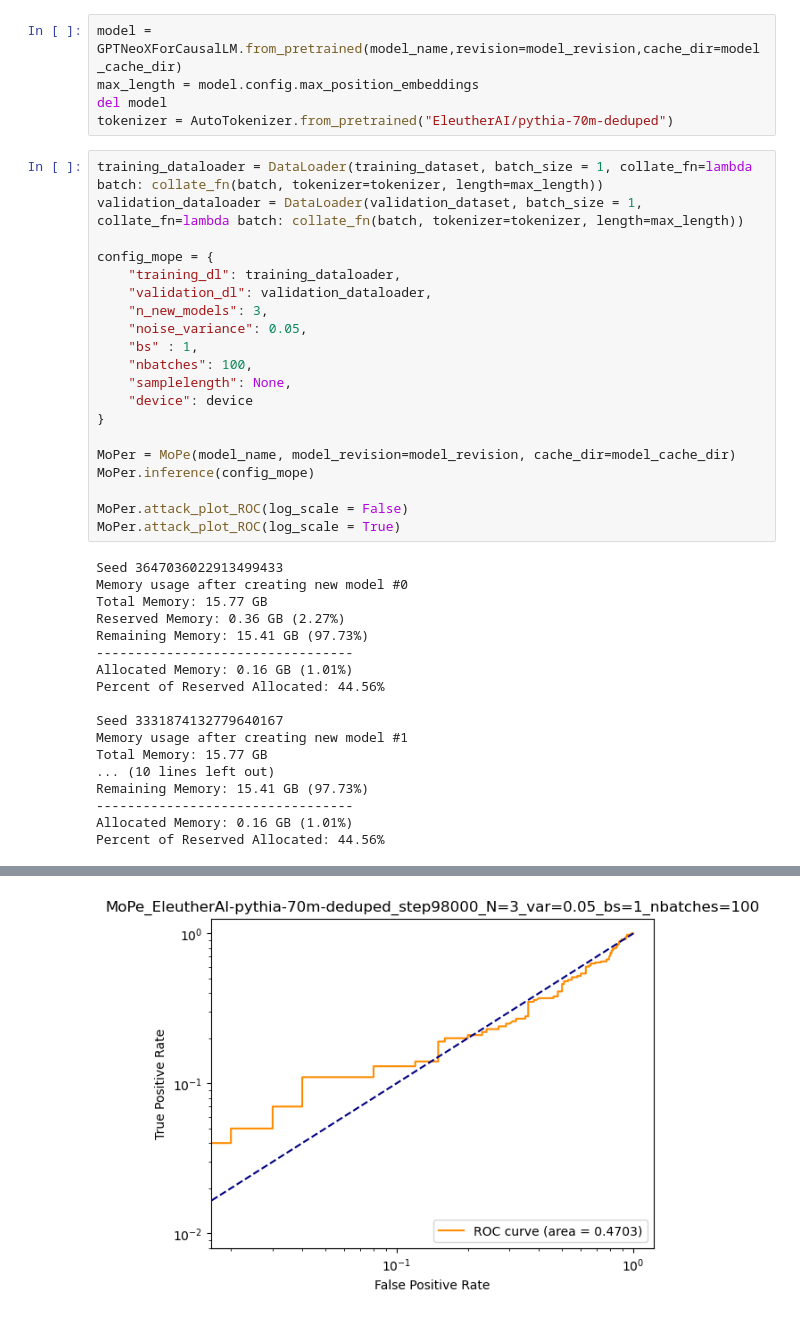
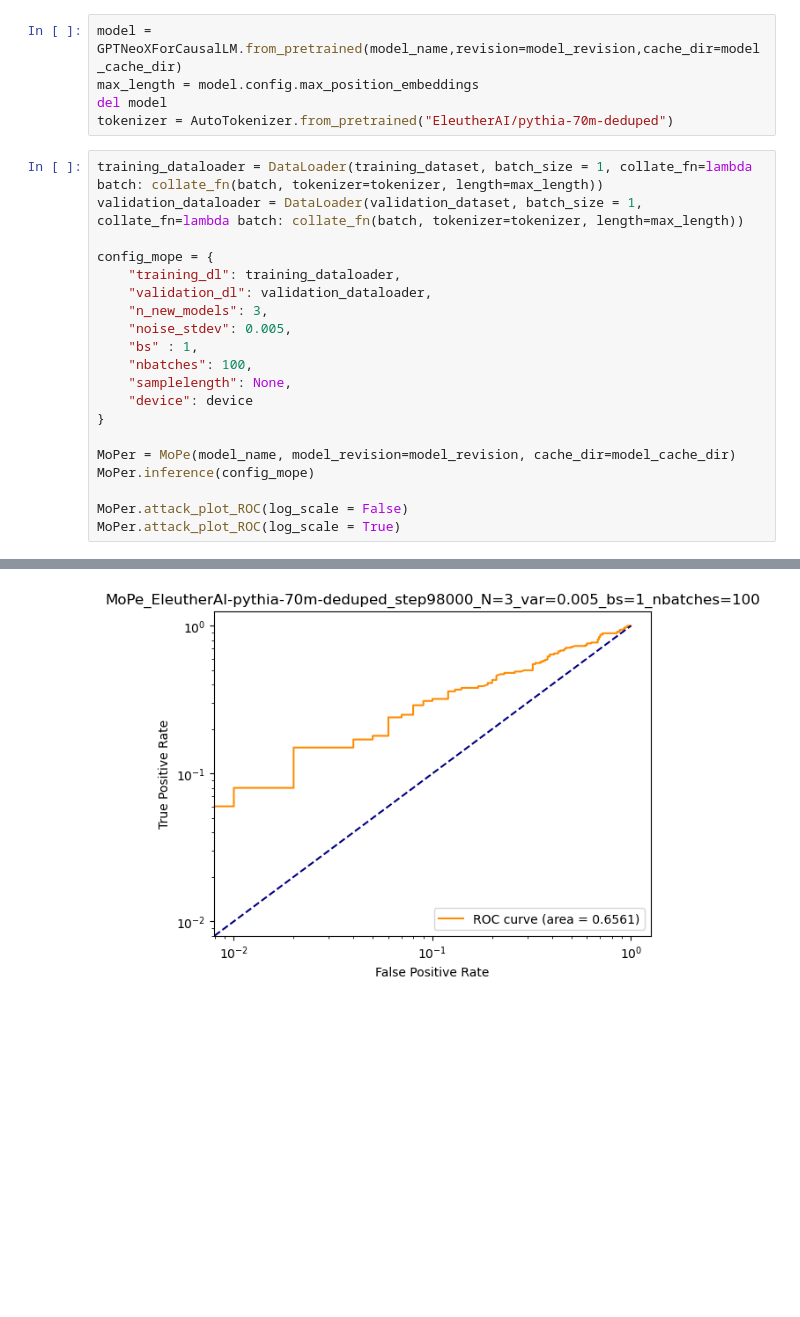
Before and after one commit to safr-ai-lab/pandora-llm, a Jupyter notebook: conduct_mope.ipynb, the cells around one changed output, grey strips where cells are left out. Cells and saved outputs as stored; diff of their text form; blank space fills up the shorter version.

```diff
--- a/conduct_mope.ipynb
+++ b/conduct_mope.ipynb
@@ -38,7 +38,7 @@ config_mope = {
     "training_dl": training_dataloader,
     "validation_dl": validation_dataloader,
     "n_new_models": 3,
-    "noise_variance": 0.05,
+    "noise_stdev": 0.005,
     "bs" : 1,
     "nbatches": 100,
     "samplelength": None,
@@ -51,20 +51,3 @@ MoPer.inference(config_mope)
 MoPer.attack_plot_ROC(log_scale = False)
 MoPer.attack_plot_ROC(log_scale = True)
 # %% [output]
-Seed 3647036022913499433
-Memory usage after creating new model #0
-Total Memory: 15.77 GB
-Reserved Memory: 0.36 GB (2.27%)
-Remaining Memory: 15.41 GB (97.73%)
----------------------------------
-Allocated Memory: 0.16 GB (1.01%)
-Percent of Reserved Allocated: 44.56%
-
-Seed 3331874132779640167
-Memory usage after creating new model #1
-Total Memory: 15.77 GB
-... (10 lines left out)
-Remaining Memory: 15.41 GB (97.73%)
----------------------------------
-Allocated Memory: 0.16 GB (1.01%)
-Percent of Reserved Allocated: 44.56%
@@ -72 +55 @@ Percent of Reserved Allocated: 44.56%
-[figure, old version]
+[figure, new version]
```
Also changed, not shown: parts of 1 cell of this notebook, 1 other file.
